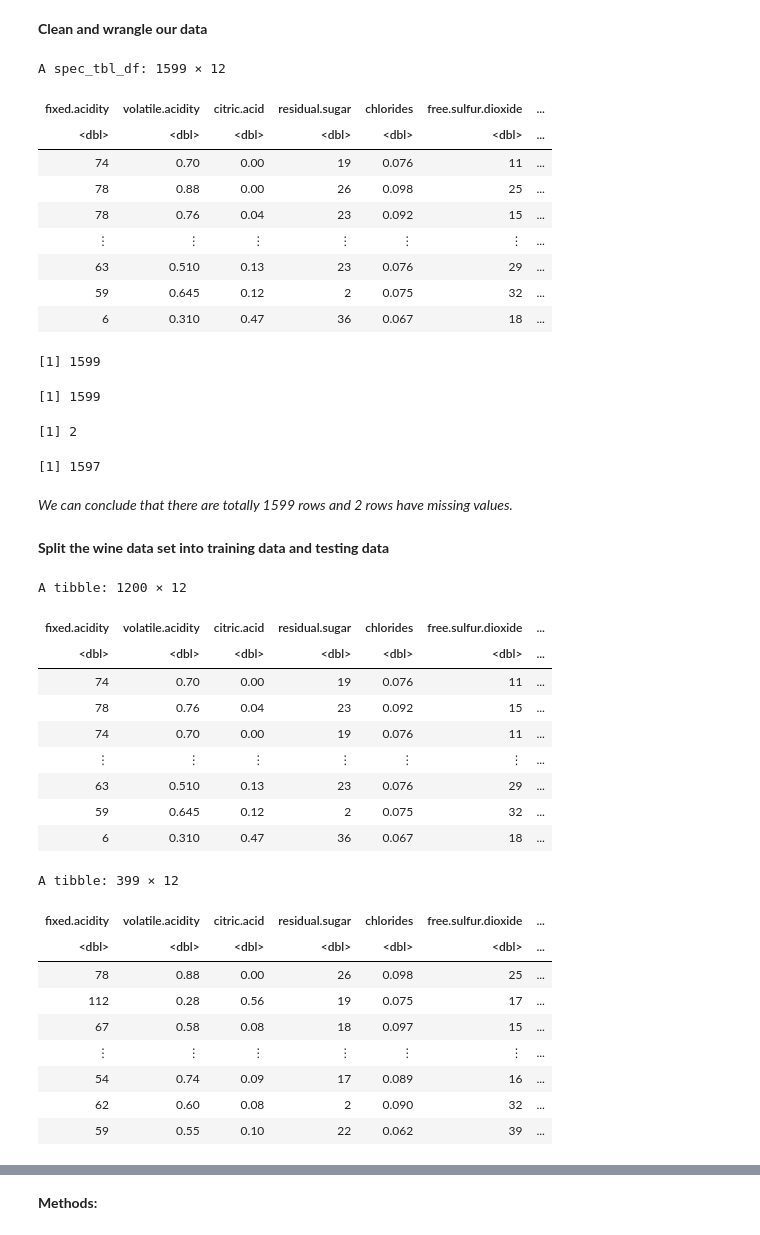
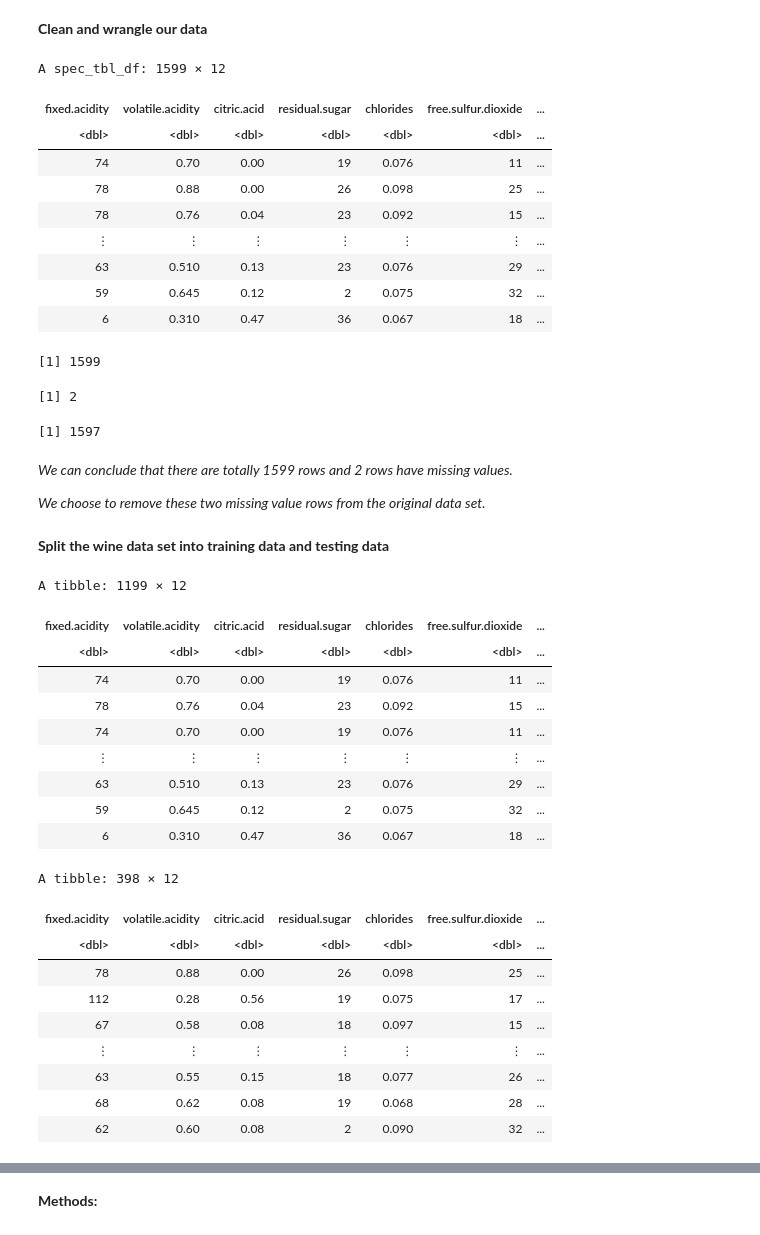
Before and after one commit to yizhangl/DSCI100-project, a Jupyter notebook: proposal.ipynb, the cells around one changed output, grey strips where cells are left out. Cells and saved outputs as stored; diff of their text form; code cells hidden in the pictures.

```diff
--- a/proposal.ipynb
+++ b/proposal.ipynb
@@ -94,9 +93,7 @@ wine <- wine %>%
   density = as.double(density),
   sulphates = as.double(sulphates))
 
-
 wine
-nrow(wine)
 # %% [output]
 A spec_tbl_df: 1599 × 12
 | fixed.acidity | volatile.acidity | citric.acid | residual.sugar | chlorides | free.sulfur.dioxide | ... |
@@ -108,49 +105,50 @@ A spec_tbl_df: 1599 × 12
 | 63 | 0.510 | 0.13 | 23 | 0.076 | 29 | ... |
 | 59 | 0.645 | 0.12 | 2 | 0.075 | 32 | ... |
 | 6 | 0.310 | 0.47 | 36 | 0.067 | 18 | ... |
-[1] 1599
 # %%
 nrow(wine)
 
 sum(is.na(wine))
 
-newdata <- na.omit(wine)
-nrow(newdata)
+wine_data <- na.omit(wine)
+nrow(wine_data)
 # %% [output]
 [1] 1599
 [1] 2
 [1] 1597
 # %% [markdown]
 *We can conclude that there are totally 1599 rows and 2 rows have missing values.*
+
+*We choose to remove these two missing value rows from the original data set.*
 # %% [markdown]
 **Split the wine data set into training data and testing data**
 # %%
 set.seed(15)
 
-wine_split <- initial_split(wine, prop = 0.75, strata = quality)
+wine_split <- initial_split(wine_data, prop = 0.75, strata = quality)
 wine_train <- training(wine_split)
 wine_test <- testing(wine_split)
 
 wine_train
 wine_test
 # %% [output]
-A tibble: 1200 × 12
+A tibble: 1199 × 12
 | fixed.acidity | volatile.acidity | citric.acid | residual.sugar | chlorides | free.sulfur.dioxide | ... |
 | <dbl> | <dbl> | <dbl> | <dbl> | <dbl> | <dbl> | ... |
 | 74 | 0.70 | 0.00 | 19 | 0.076 | 11 | ... |
 | 78 | 0.76 | 0.04 | 23 | 0.092 | 15 | ... |
 | 74 | 0.70 | 0.00 | 19 | 0.076 | 11 | ... |
 | ⋮ | ⋮ | ⋮ | ⋮ | ⋮ | ⋮ | ... |
 | 63 | 0.510 | 0.13 | 23 | 0.076 | 29 | ... |
 | 59 | 0.645 | 0.12 | 2 | 0.075 | 32 | ... |
 | 6 | 0.310 | 0.47 | 36 | 0.067 | 18 | ... |
-A tibble: 399 × 12
+A tibble: 398 × 12
 | fixed.acidity | volatile.acidity | citric.acid | residual.sugar | chlorides | free.sulfur.dioxide | ... |
 | <dbl> | <dbl> | <dbl> | <dbl> | <dbl> | <dbl> | ... |
 | 78 | 0.88 | 0.00 | 26 | 0.098 | 25 | ... |
 | 112 | 0.28 | 0.56 | 19 | 0.075 | 17 | ... |
 | 67 | 0.58 | 0.08 | 18 | 0.097 | 15 | ... |
 | ⋮ | ⋮ | ⋮ | ⋮ | ⋮ | ⋮ | ... |
-| 54 | 0.74 | 0.09 | 17 | 0.089 | 16 | ... |
+| 63 | 0.55 | 0.15 | 18 | 0.077 | 26 | ... |
+| 68 | 0.62 | 0.08 | 19 | 0.068 | 28 | ... |
 | 62 | 0.60 | 0.08 | 2 | 0.090 | 32 | ... |
-| 59 | 0.55 | 0.10 | 22 | 0.062 | 39 | ... |
```
Also changed, not shown: parts of 17 cells of this notebook.
